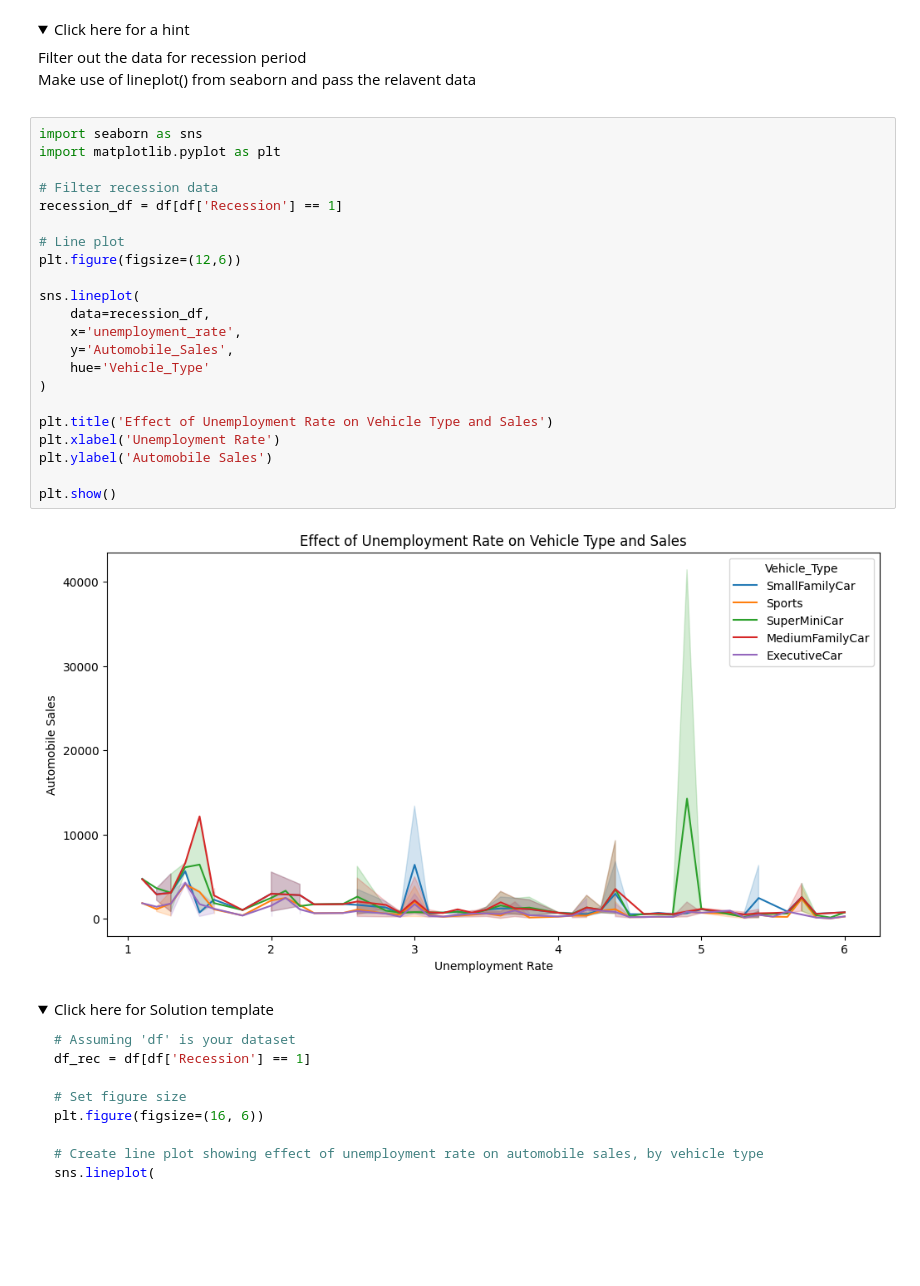
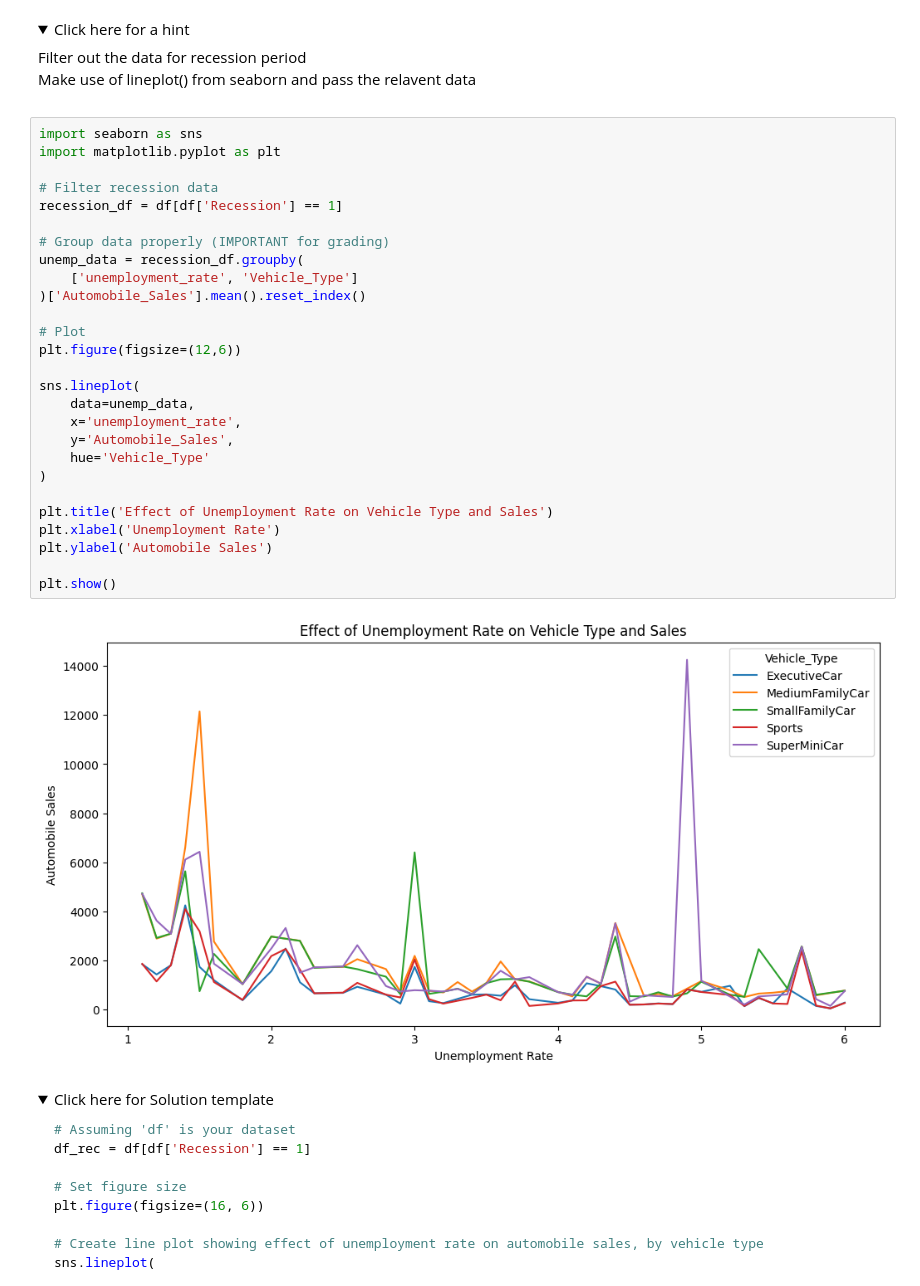
Before and after one commit to lavginjupalli-star/Learning, a Jupyter notebook: DV0101EN_Final_Assign_Part1.ipynb, the cells around one changed output. Cells and saved outputs as stored; diff of their text form; folded sections open; blank space fills up the shorter version.

```diff
--- a/DV0101EN_Final_Assign_Part1.ipynb
+++ b/DV0101EN_Final_Assign_Part1.ipynb
@@ -975,27 +975,32 @@ During recession the advertisements were mostly focued on low price range vehicl
 # %%
 import seaborn as sns
 import matplotlib.pyplot as plt
 
 # Filter recession data
 recession_df = df[df['Recession'] == 1]
 
-# Line plot
+# Group data properly (IMPORTANT for grading)
+unemp_data = recession_df.groupby(
+    ['unemployment_rate', 'Vehicle_Type']
+)['Automobile_Sales'].mean().reset_index()
+
+# Plot
 plt.figure(figsize=(12,6))
 
 sns.lineplot(
-    data=recession_df,
+    data=unemp_data,
     x='unemployment_rate',
     y='Automobile_Sales',
     hue='Vehicle_Type'
 )
 
 plt.title('Effect of Unemployment Rate on Vehicle Type and Sales')
 plt.xlabel('Unemployment Rate')
 plt.ylabel('Automobile Sales')
 
 plt.show()
 # %% [output]
-[figure, old version]
+[figure, new version]
 # %% [markdown]
 <details>
     <summary>Click here for Solution template</summary>
```
Also changed, not shown: parts of 1 cell of this notebook.
